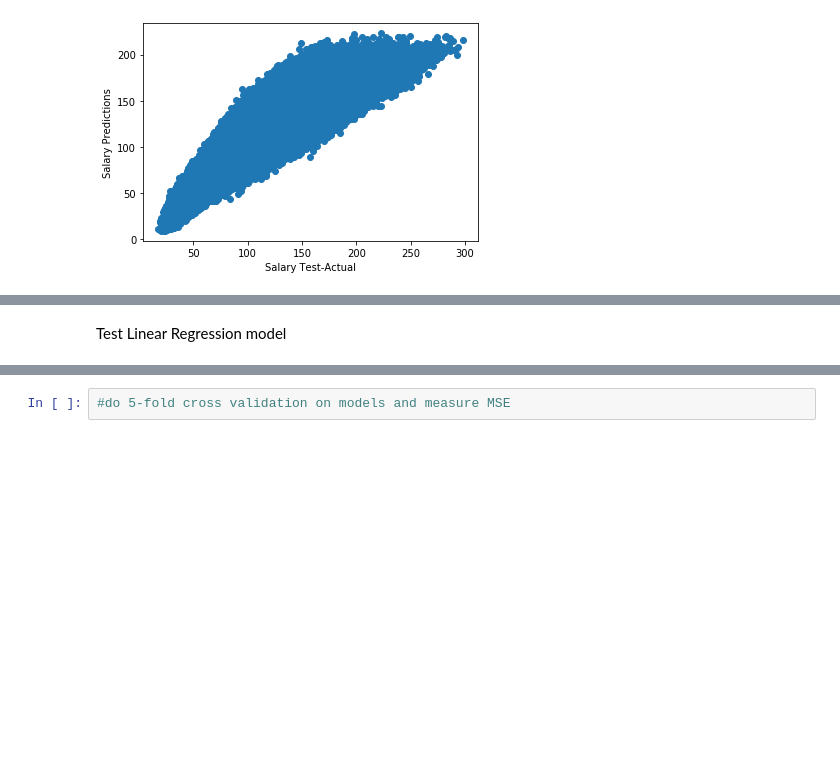
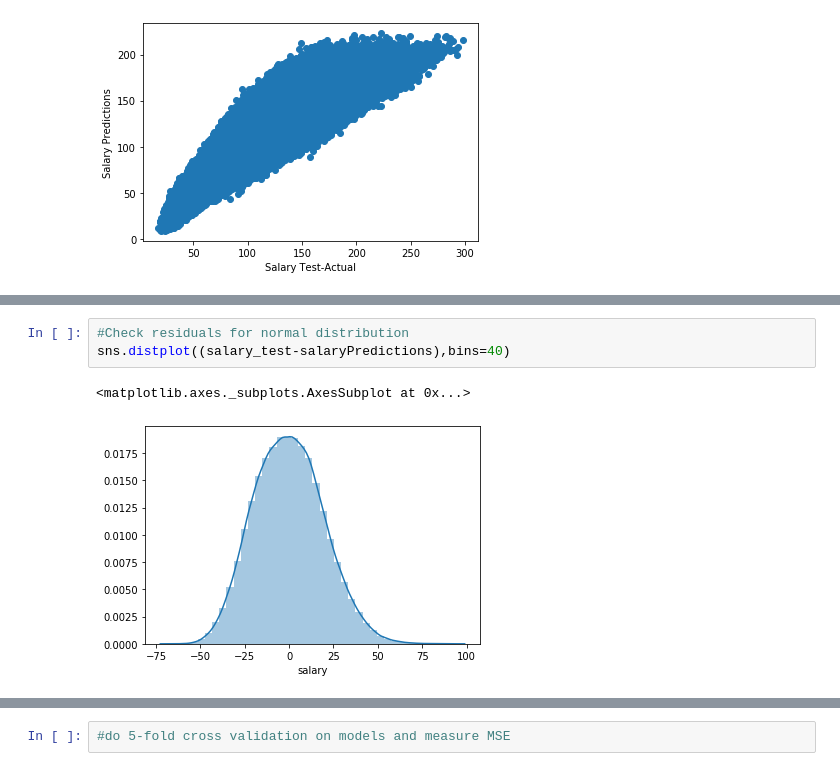
Before and after one commit to ajkiplagat/salaryPredictionPortfolio, a Jupyter notebook: First Portfolio Project.ipynb, the cells around one changed output, grey strips where cells are left out. Saved outputs shown, nothing was run; the diff lists cells and outputs as text; blank space fills up the shorter version.

```diff
--- a/First Portfolio Project.ipynb
+++ b/First Portfolio Project.ipynb
@@ -340,2 +355,6 @@ RMSE: 19.602122109327542
-# %% [markdown]
-Test Linear Regression model
+# %%
+#Check residuals for normal distribution
+sns.distplot((salary_test-salaryPredictions),bins=40)
+# %% [output]
+<matplotlib.axes._subplots.AxesSubplot at 0x...>
+[figure, added]
```
Also changed, not shown: parts of 7 cells of this notebook.
